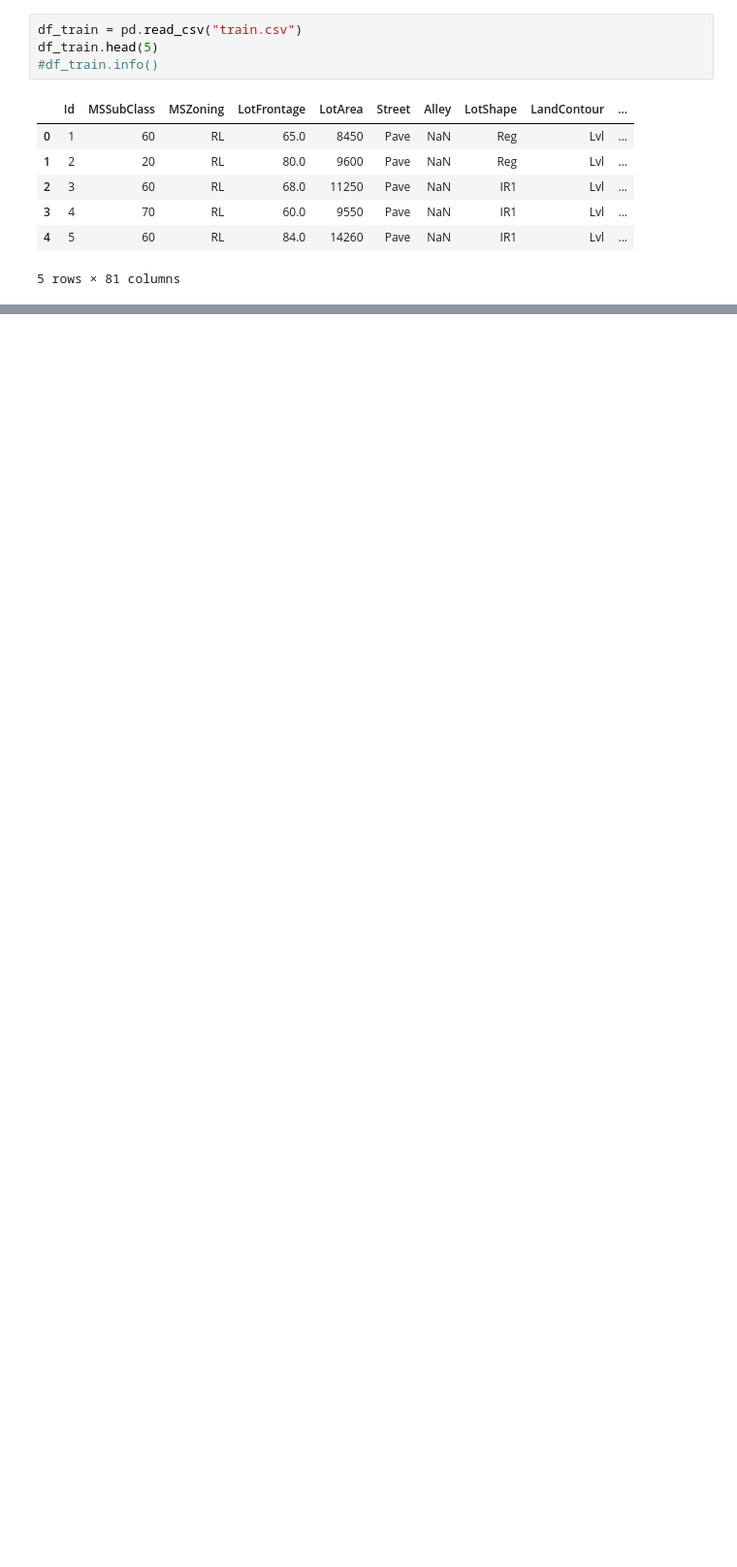
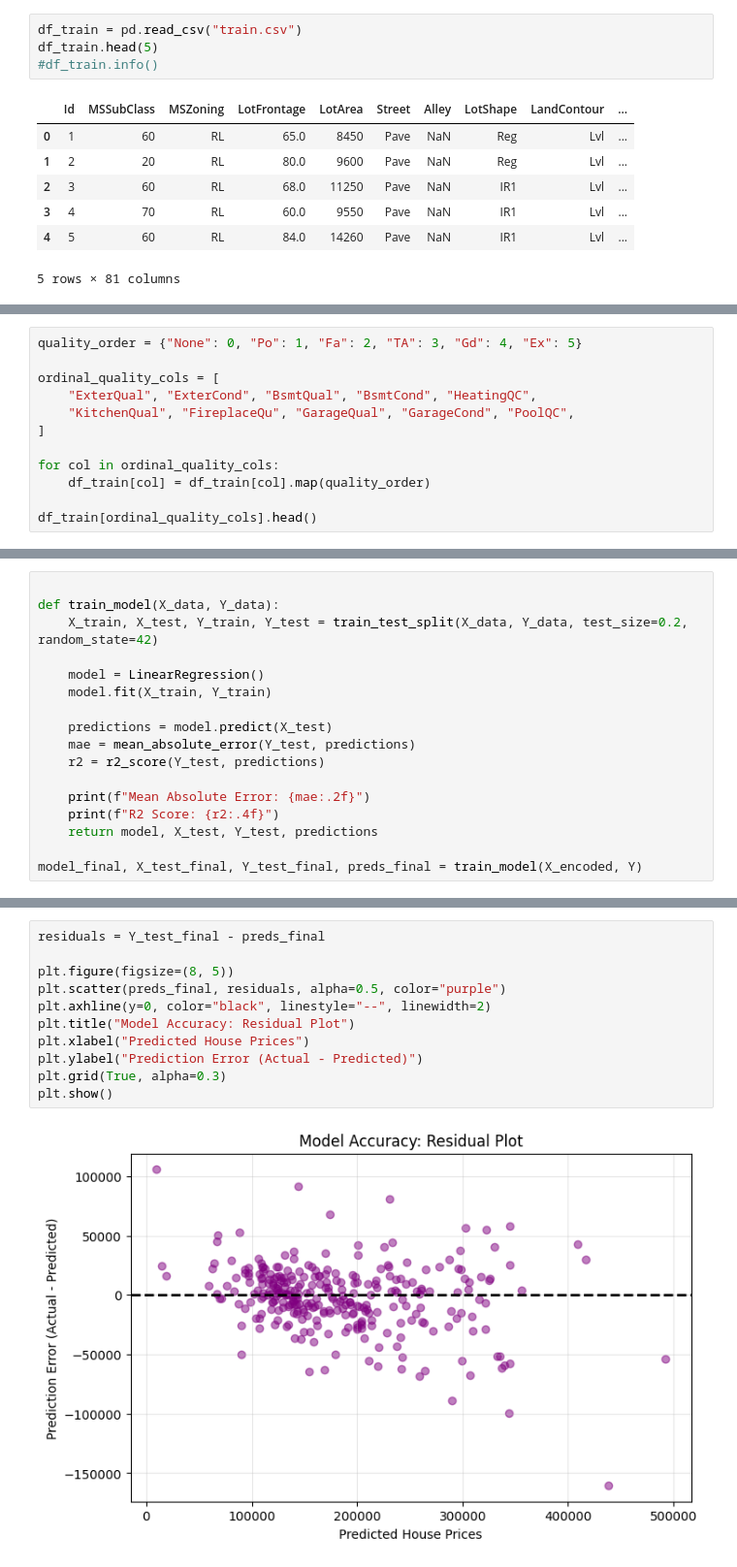
Before and after one commit to gladyssoumaa/Feature-engineering, a Jupyter notebook: features.ipynb, the cells around one changed output, grey strips where cells are left out. Shown at 97% size. Drawn from its saved outputs; the diff is of its cells as text; blank space fills up the shorter version.

```diff
--- a/features.ipynb
+++ b/features.ipynb
@@ -51,0 +104,12 @@ plt.show()
+# %%
+quality_order = {"None": 0, "Po": 1, "Fa": 2, "TA": 3, "Gd": 4, "Ex": 5}
+
+ordinal_quality_cols = [
+    "ExterQual", "ExterCond", "BsmtQual", "BsmtCond", "HeatingQC",
+    "KitchenQual", "FireplaceQu", "GarageQual", "GarageCond", "PoolQC",
+]
+
+for col in ordinal_quality_cols:
+    df_train[col] = df_train[col].map(quality_order)
+
+df_train[ordinal_quality_cols].head()
@@ -51,0 +141,17 @@ plt.show()
+# %%
+
+def train_model(X_data, Y_data):
+    X_train, X_test, Y_train, Y_test = train_test_split(X_data, Y_data, test_size=0.2, random_state=42)
+
+    model = LinearRegression()
+    model.fit(X_train, Y_train)
+
+    predictions = model.predict(X_test)
+    mae = mean_absolute_error(Y_test, predictions)
+    r2 = r2_score(Y_test, predictions)
+
+    print(f"Mean Absolute Error: {mae:.2f}")
+    print(f"R2 Score: {r2:.4f}")
+    return model, X_test, Y_test, predictions
+
+model_final, X_test_final, Y_test_final, preds_final = train_model(X_encoded, Y)
@@ -52,3 +161,16 @@ plt.show()
+# %%
+residuals = Y_test_final - preds_final
+
+plt.figure(figsize=(8, 5))
+plt.scatter(preds_final, residuals, alpha=0.5, color="purple")
+plt.axhline(y=0, color="black", linestyle="--", linewidth=2)
+plt.title("Model Accuracy: Residual Plot")
+plt.xlabel("Predicted House Prices")
+plt.ylabel("Prediction Error (Actual - Predicted)")
+plt.grid(True, alpha=0.3)
+plt.show()
+# %% [output]
+[figure, added]
 # %% [markdown]
 ## Label Encoding with Linear Regression
 
```
Also changed, not shown: parts of 26 cells of this notebook.
